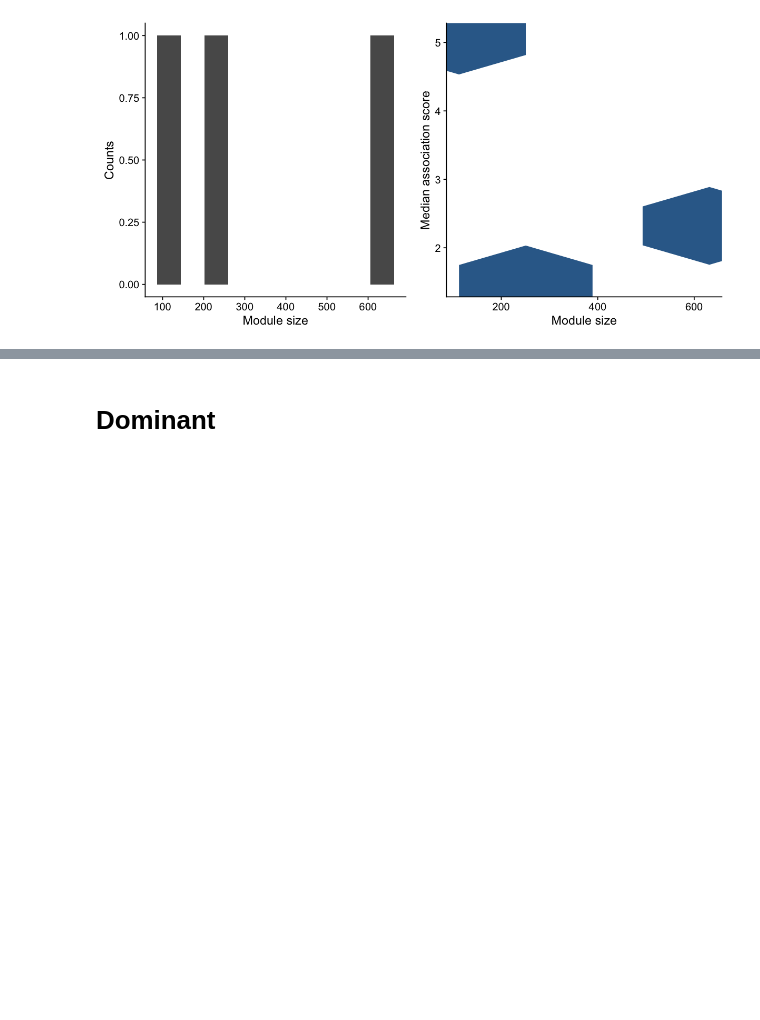
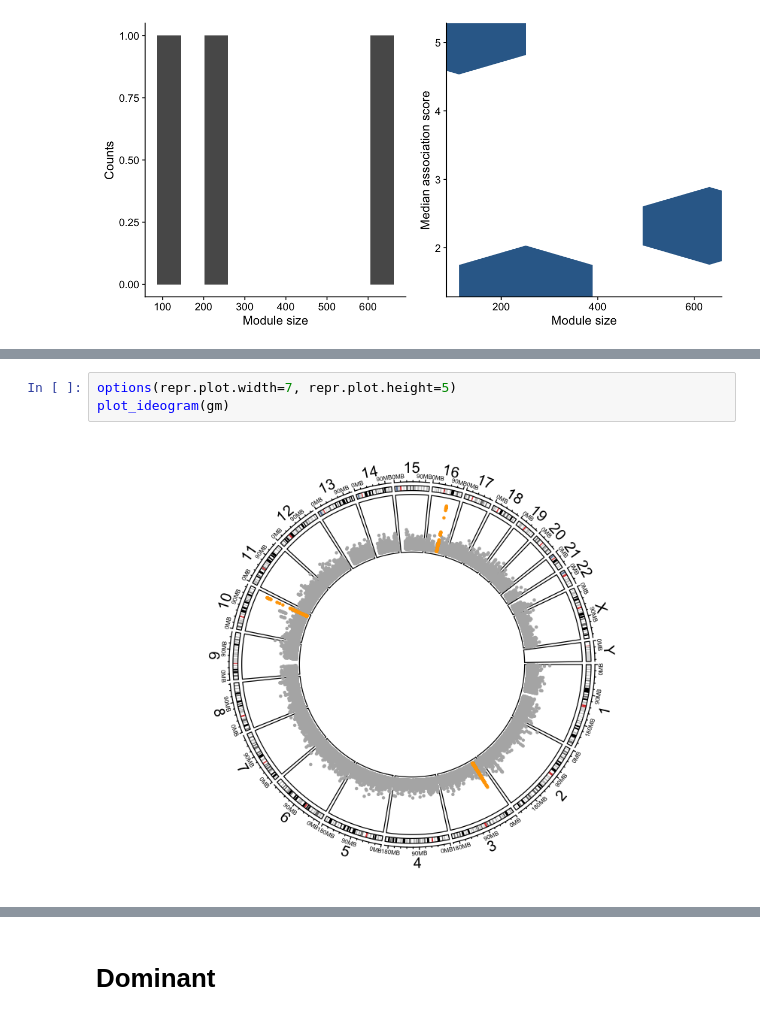
Before and after one commit to hclimente/genewa, a Jupyter notebook: results/genesis/genetic_models.ipynb, the cells around one changed output, grey strips where cells are left out. Cells and saved outputs as stored; diff of their text form; blank space fills up the shorter version.

```diff
--- a/results/genetic_models/genetic_models.ipynb
+++ b/results/genesis/genetic_models.ipynb
@@ -77,3 +71,8 @@ Warning message in file.remove(cytoband):
+# %%
+options(repr.plot.width=7, repr.plot.height=5)
+plot_ideogram(gm)
+# %% [output]
+[figure, added]
 # %%
 get_affected_genes(gm, net)
 # %% [output]
```
Also changed, not shown: parts of 11 cells of this notebook, 18 other files.
